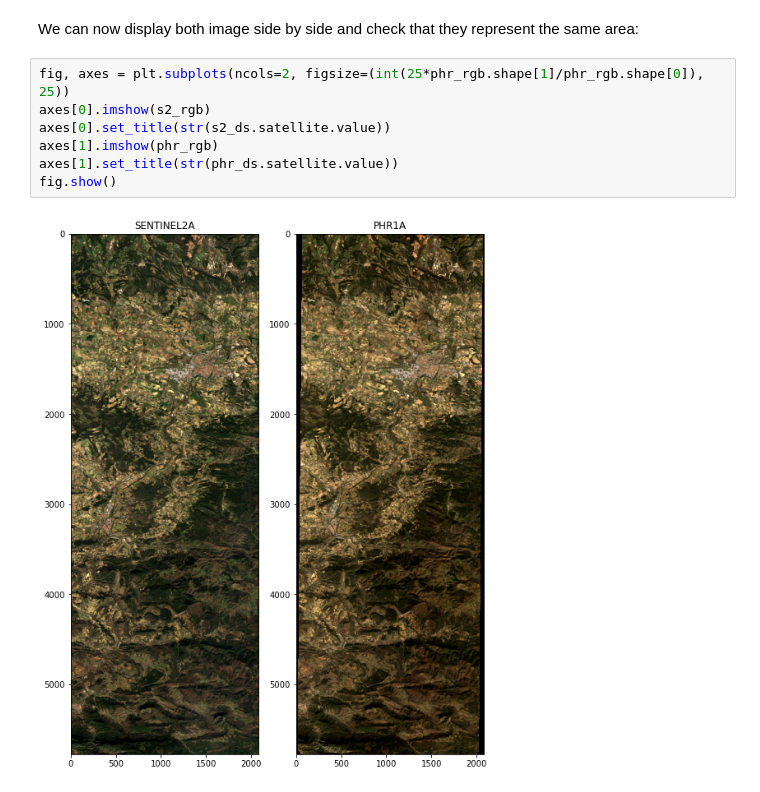
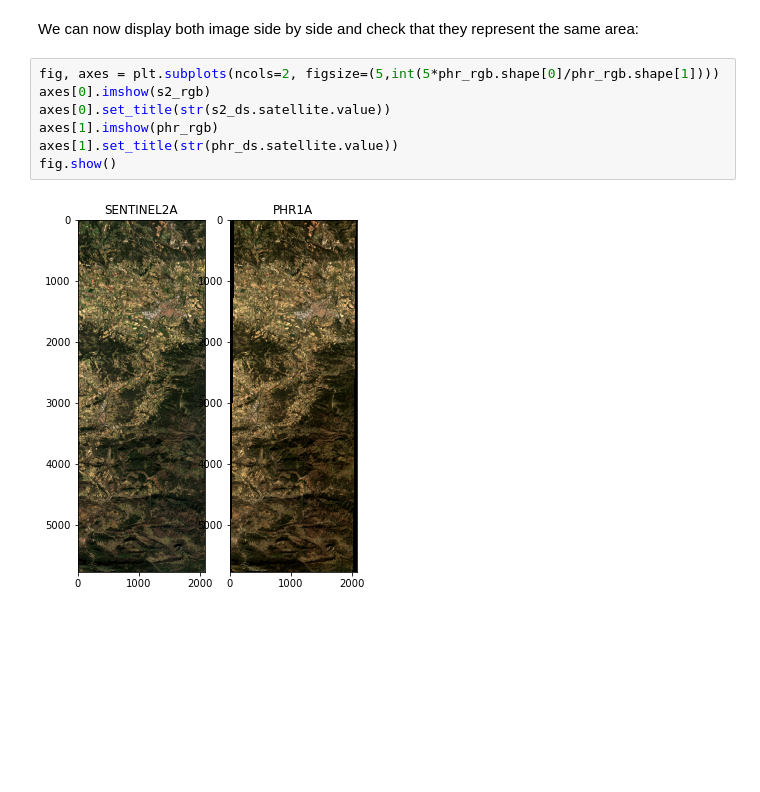
Before and after one commit to CNES/sensorsio, a Jupyter notebook: notebooks/joint_sensors.ipynb, the cells around one changed output. Drawn from its saved outputs; the diff is of its cells as text; blank space fills up the shorter version.

```diff
--- a/notebooks/joint_sensors.ipynb
+++ b/notebooks/joint_sensors.ipynb
@@ -62,11 +62,11 @@ phr_rgb, dmin, max = utils.rgb_render(phr_arr, bands=[2,1,0],
 # %% [markdown]
 We can now display both image side by side and check that they represent the same area:
 # %%
-fig, axes = plt.subplots(ncols=2, figsize=(int(25*phr_rgb.shape[1]/phr_rgb.shape[0]), 25))
+fig, axes = plt.subplots(ncols=2, figsize=(5,int(5*phr_rgb.shape[0]/phr_rgb.shape[1])))
 axes[0].imshow(s2_rgb)
 axes[0].set_title(str(s2_ds.satellite.value))
 axes[1].imshow(phr_rgb)
 axes[1].set_title(str(phr_ds.satellite.value))
 fig.show()
 # %% [output]
-[figure, old version]
+[figure, new version]
```
Also changed, not shown: 1 other file.
